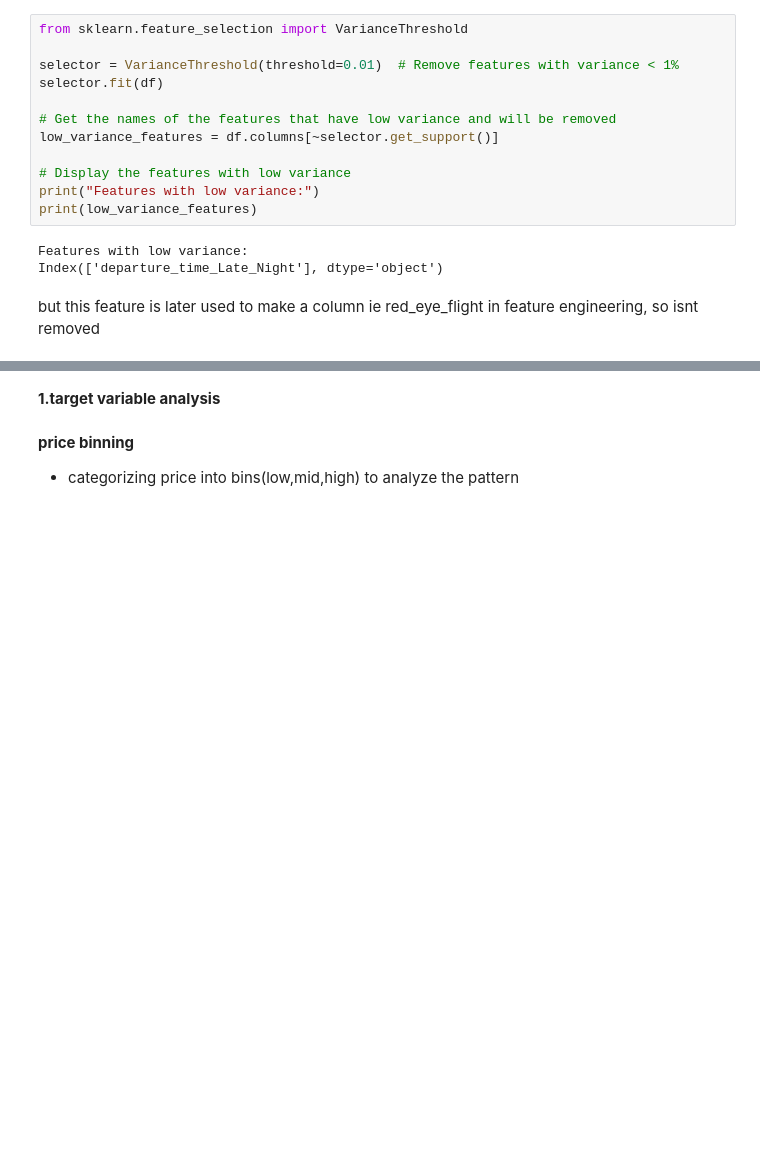
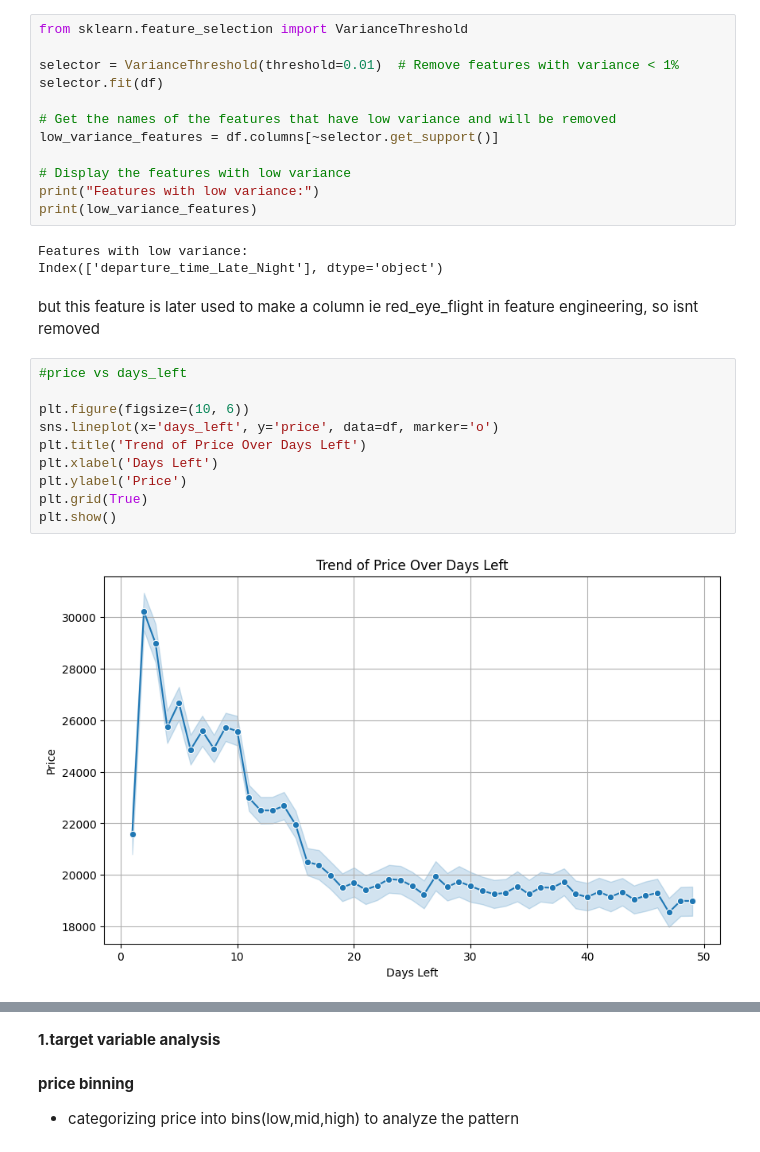
Before and after one commit to yawhatev/project, a Jupyter notebook: fair_project.ipynb, the cells around one changed output, grey strips where cells are left out. Cells and saved outputs as stored; diff of their text form; blank space fills up the shorter version.

```diff
--- a/fair_project.ipynb
+++ b/fair_project.ipynb
@@ -263,3 +271,15 @@ Features with low variance:
 Index(['departure_time_Late_Night'], dtype='object')
 # %% [markdown]
 but this feature is later used to make a column ie red_eye_flight in feature engineering, so isnt removed
+# %%
+#price vs days_left
+
+plt.figure(figsize=(10, 6))
+sns.lineplot(x='days_left', y='price', data=df, marker='o')
+plt.title('Trend of Price Over Days Left')
+plt.xlabel('Days Left')
+plt.ylabel('Price')
+plt.grid(True)
+plt.show()
+# %% [output]
+[figure, added]
```
Also changed, not shown: parts of 42 cells of this notebook, 3 other files.
